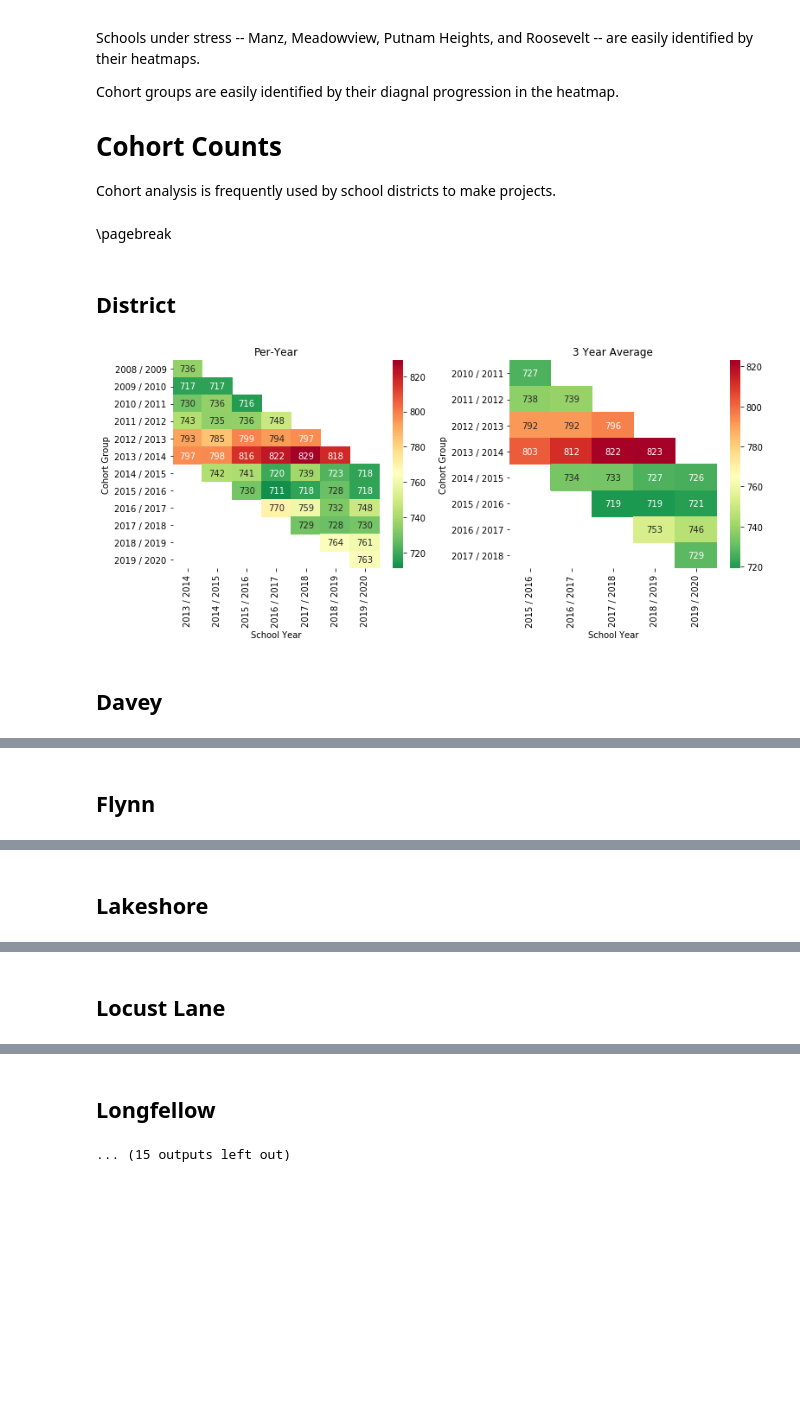
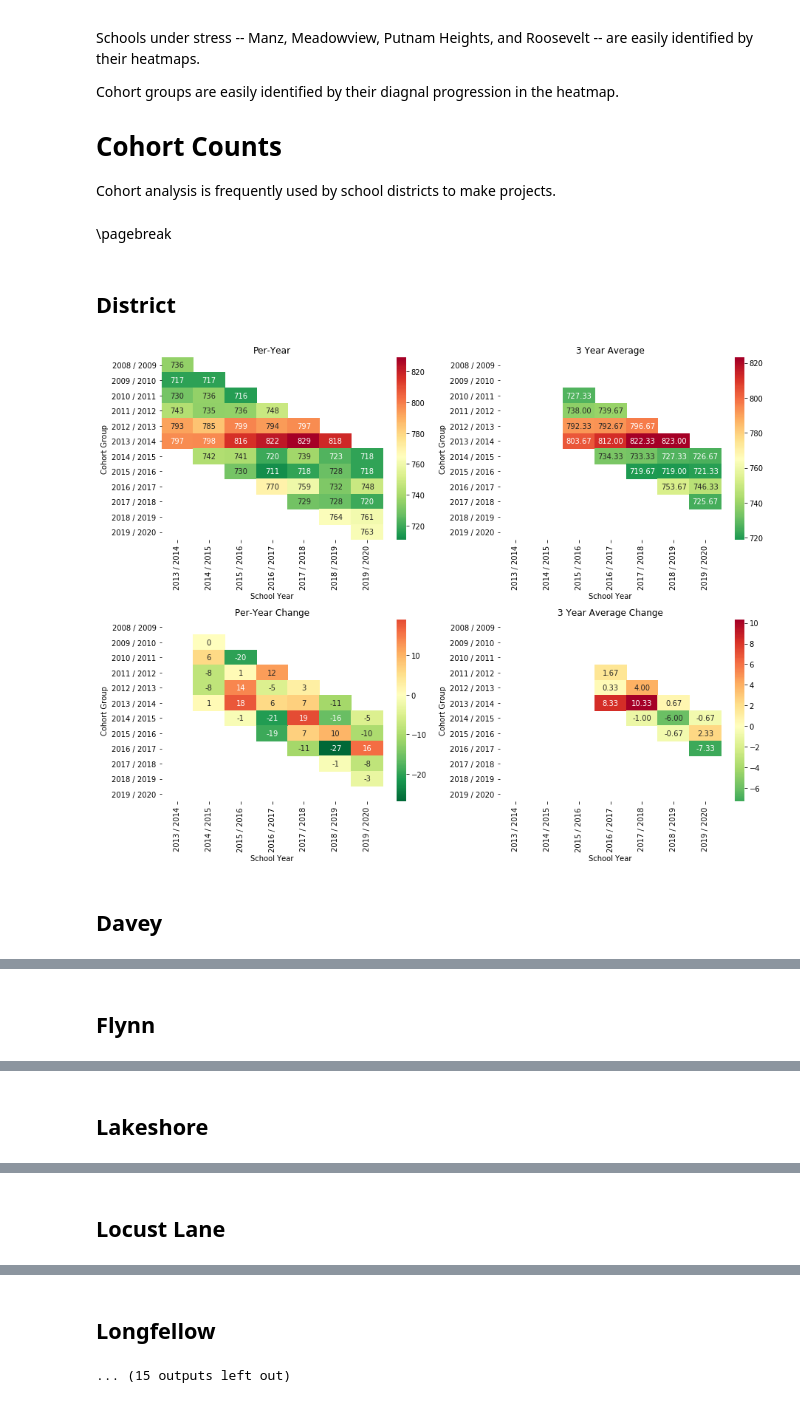
Before and after one commit to toxygene/ecasd-enrollment, a Jupyter notebook: Enrollment Data Analysis.ipynb, the cells around one changed output, grey strips where cells are left out. Saved outputs shown, nothing was run; the diff lists cells and outputs as text; code cells hidden in the pictures; blank space fills up the shorter version.

Commit message:
Graph updates

```diff
--- a/Enrollment Data Analysis.ipynb
+++ b/Enrollment Data Analysis.ipynb
@@ -233,47 +233,56 @@ Cohort groups are easily identified by their diagnal progression in the heatmap.
 Cohort analysis is frequently used by school districts to make projects.
 # %%
 cohort_group_sum = df.groupby(['Cohort Group','School Year'])['Students'].sum()
-cohort_group_sum = cohort_group_sum[cohort_group_sum.notna()].astype('int')
 
 cohort_group_rolling_mean = df.groupby(['Cohort Group','School Year'])['Students'].sum().rolling(3).mean()
-cohort_group_rolling_mean = cohort_group_rolling_mean[cohort_group_rolling_mean.notna()].astype('int')
+cohort_group_rolling_mean_change = cohort_group_rolling_mean.diff()
 
 display(Markdown('\pagebreak'))
 display(Markdown('## District'))
 
-fig, (ax1, ax2) = plt.subplots(ncols=2, figsize=(11, 5))
-ax1.set_title("Per-Year")
-ax2.set_title("3 Year Average")
+fig, ((ax1, ax2), (ax3, ax4)) = plt.subplots(2, 2, figsize=(13, 10))
+ax1.set_title('Per-Year')
+ax2.set_title('3 Year Average')
+ax3.set_title('Per-Year Change')
+ax4.set_title('3 Year Average Change')
 
 center = school_grade_capacity[school_grade_capacity['Grade'] == 'Grade K']['Maximum Capacity'].sum() * .85
 
 sns.heatmap(cohort_group_sum.unstack(), annot=True, fmt='g', ax=ax1, center=center, cmap="RdYlGn_r")
-sns.heatmap(cohort_group_rolling_mean.unstack(), annot=True, fmt='g', ax=ax2, center=center, cmap="RdYlGn_r")
+sns.heatmap(cohort_group_rolling_mean.unstack(), annot=True, fmt='.2f', ax=ax2, center=center, cmap="RdYlGn_r")
+
+sns.heatmap(cohort_group_sum.diff().unstack(), annot=True, fmt='g', ax=ax3, center=0, cmap="RdYlGn_r")
+sns.heatmap(cohort_group_rolling_mean_change.unstack(), annot=True, fmt='.2f', ax=ax4, center=0, cmap="RdYlGn_r")
+
 plt.tight_layout()
 plt.show()
 
 for school_name, school_df in df.groupby(['School']):
-    school_cohort_survival_sum = school_df.groupby(['Cohort Group','School Year'])['Students'].sum()
-    school_cohort_survival_sum = school_cohort_survival_sum[school_cohort_survival_sum.notna()].astype('int')
-
-    school_cohort_survival_rolling_mean = school_df.groupby(['Cohort Group','School Year'])['Students'].sum().rolling(3).mean()
-    school_cohort_survival_rolling_mean = school_cohort_survival_rolling_mean[school_cohort_survival_rolling_mean.notna()].astype('int')
+    school_cohort_group_sum = school_df.groupby(['Cohort Group','School Year'])['Students'].sum()
 
     display(Markdown('## {}'.format(school_name)))
 
-    fig, axes = plt.subplots(1, 2, figsize=(11, 5))
+    school_cohort_group_rolling_mean = school_df.groupby(['Cohort Group','School Year'])['Students'].sum().rolling(3).mean()
+    school_cohort_group_rolling_mean_change = school_cohort_group_rolling_mean.diff()
 
-    axes[0].set_title('Per-Year')
-    axes[1].set_title('3 Year Average')
+    fig, ((ax1, ax2), (ax3, ax4)) = plt.subplots(2, 2, figsize=(13, 10))
+    ax1.set_title('Per-Year')
+    ax2.set_title('3 Year Average')
+    ax3.set_title('Per-Year Change')
+    ax4.set_title('3 Year Average Change')
 
     center = school_grade_capacity[(school_grade_capacity['School'] == school_name) & (school_grade_capacity['Grade'] == 'Grade K')]['Maximum Capacity'].iloc[0] * .75
 
-    sns.heatmap(school_cohort_survival_sum.unstack(), annot=True, ax=axes[0], center=center, cmap="RdYlGn_r")
-    sns.heatmap(school_cohort_survival_rolling_mean.unstack(), annot=True, ax=axes[1], center=center, cmap="RdYlGn_r")
+    sns.heatmap(school_cohort_group_sum.unstack(), annot=True, ax=ax1, center=center, cmap="RdYlGn_r")
+    sns.heatmap(school_cohort_group_rolling_mean.unstack(), annot=True, ax=ax2, center=center, cmap="RdYlGn_r", fmt='.2f')
+
+    sns.heatmap(school_cohort_group_sum.diff().unstack(), annot=True, center=0, ax=ax3, cmap="RdYlGn_r")
+    sns.heatmap(school_cohort_group_rolling_mean_change.unstack(), annot=True, center=0, ax=ax4, cmap="RdYlGn_r", fmt='.2f')
+
     plt.tight_layout()
     plt.show()
 # %% [output]
 \pagebreak
 ## District
-[figure, old version]
+[figure, new version]
 ## Davey
```
Also changed, not shown: parts of 2 cells of this notebook.
